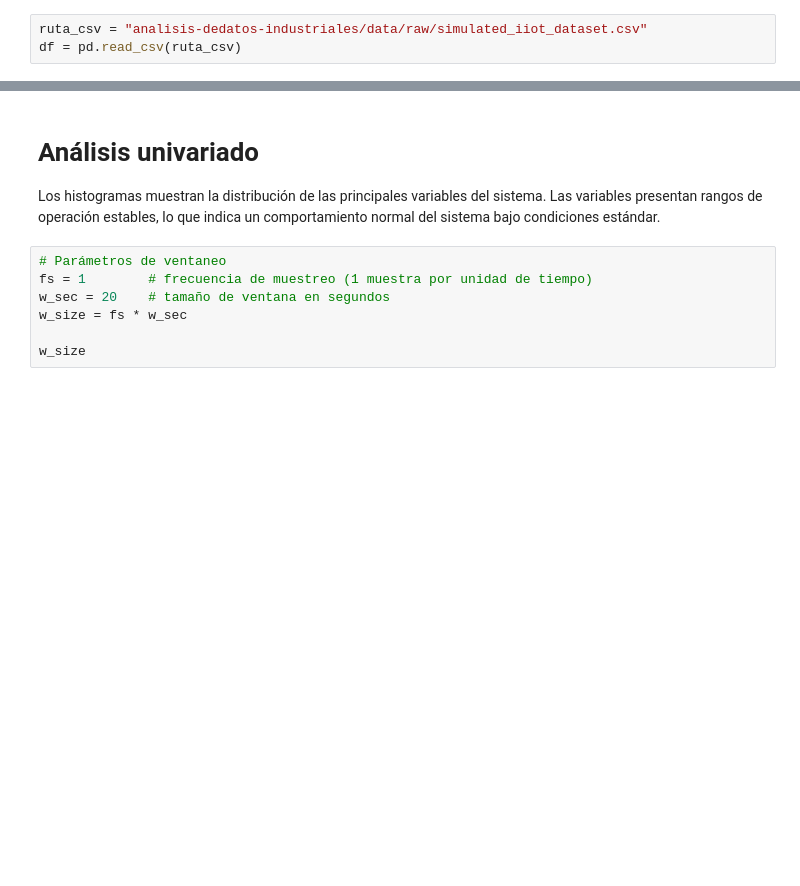
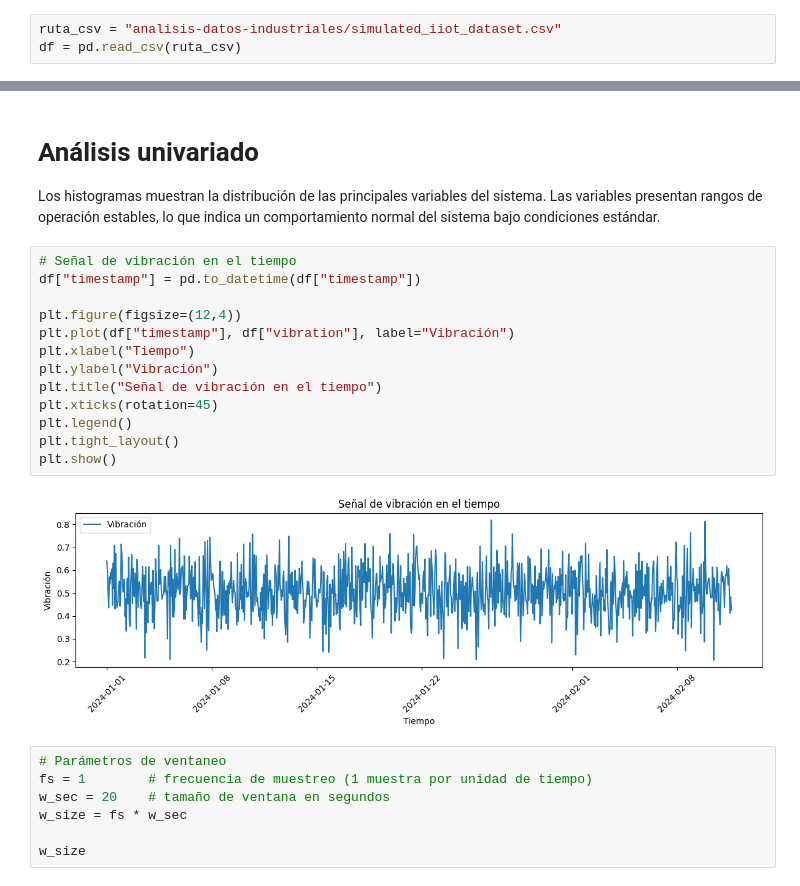
Before and after one commit to alejandro1232144/analisis-datos-industriales, a Jupyter notebook: notebooks/01_exploracion.ipynb, the cells around one changed output, grey strips where cells are left out. Saved outputs shown, nothing was run; the diff lists cells and outputs as text; blank space fills up the shorter version.

```diff
--- a/notebooks/01_exploracion.ipynb
+++ b/notebooks/01_exploracion.ipynb
@@ -5,7 +9,7 @@ import pandas as pd
 import numpy as np
 import matplotlib.pyplot as plt
 # %%
-ruta_csv = "analisis-dedatos-industriales/data/raw/simulated_iiot_dataset.csv"
+ruta_csv = "analisis-datos-industriales/simulated_iiot_dataset.csv"
 df = pd.read_csv(ruta_csv)
 # %%
 df.head()
@@ -120,6 +124,21 @@ plt.show()
 # **Análisis univariado**
 
 Los histogramas muestran la distribución de las principales variables del sistema. Las variables presentan rangos de operación estables, lo que indica un comportamiento normal del sistema bajo condiciones estándar.
+# %%
+# Señal de vibración en el tiempo
+df["timestamp"] = pd.to_datetime(df["timestamp"])
+
+plt.figure(figsize=(12,4))
+plt.plot(df["timestamp"], df["vibration"], label="Vibración")
+plt.xlabel("Tiempo")
+plt.ylabel("Vibración")
+plt.title("Señal de vibración en el tiempo")
+plt.xticks(rotation=45)
+plt.legend()
+plt.tight_layout()
+plt.show()
+# %% [output]
+[figure, added]
 # %%
 # Parámetros de ventaneo
 fs = 1        # frecuencia de muestreo (1 muestra por unidad de tiempo)
```
Also changed, not shown: parts of 1 cell of this notebook.
